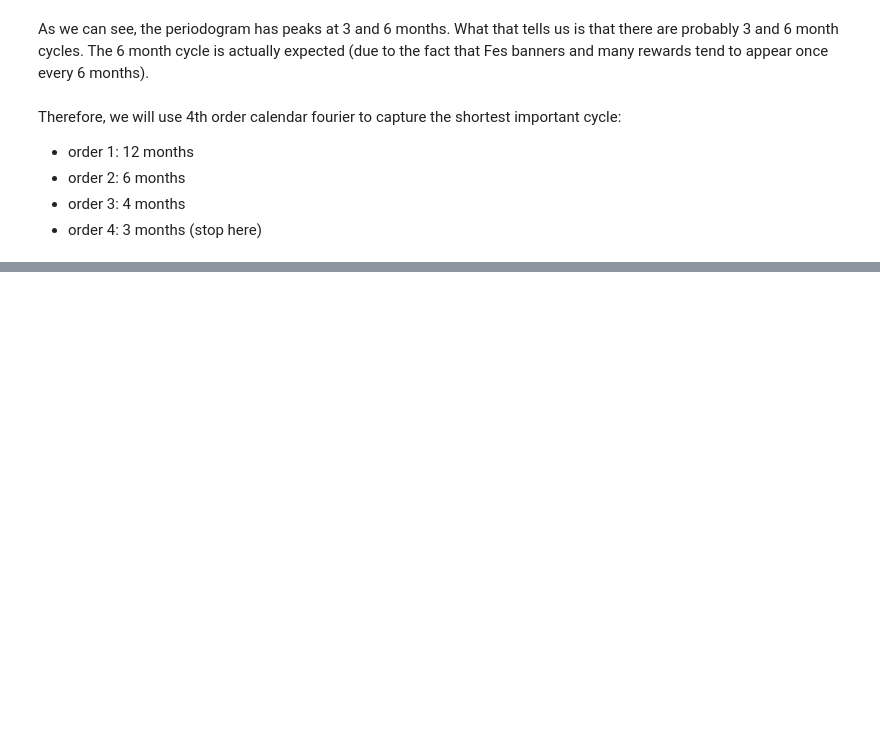
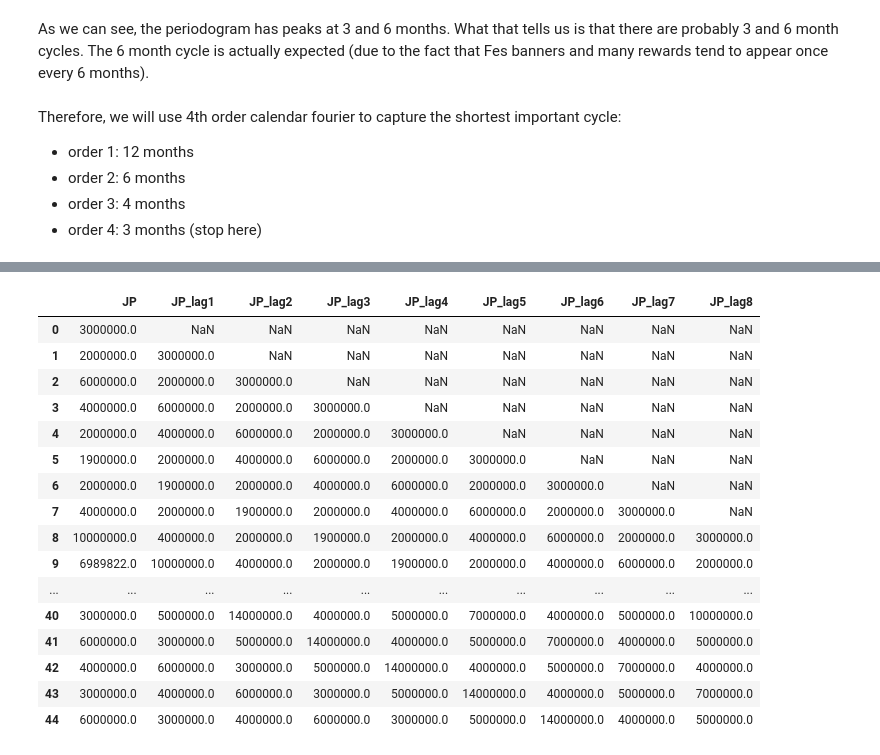
Before and after one commit to willowisp01/blue-archive-forecasting, a Jupyter notebook: analysis.ipynb, the cells around one changed output, grey strips where cells are left out. Saved outputs shown, nothing was run; the diff lists cells and outputs as text; code cells hidden in the pictures; blank space fills up the shorter version.

```diff
--- a/analysis.ipynb
+++ b/analysis.ipynb
@@ -999,0 +1014,2 @@ TypeError: CalendarFourier terms can only be computed from DatetimeIndex and Per
+# %%
+revenue = revenue.merge(X, left_on='Date', right_index=True) # similar to SQL inner join
@@ -999,0 +1040,23 @@ TypeError: CalendarFourier terms can only be computed from DatetimeIndex and Per
+# %%
+lags = pd.DataFrame(revenue['JP'])
+for lag in range(1, 9):  # 1 through 8
+    lags[f'JP_lag{lag}'] = lags['JP'].shift(lag)
+lags
+# %% [output]
+|  | JP | JP_lag1 | JP_lag2 | JP_lag3 | JP_lag4 | JP_lag5 | JP_lag6 | JP_lag7 | JP_lag8 |
+| 0 | 3000000.0 | NaN | NaN | NaN | NaN | NaN | NaN | NaN | NaN |
+| 1 | 2000000.0 | 3000000.0 | NaN | NaN | NaN | NaN | NaN | NaN | NaN |
+| 2 | 6000000.0 | 2000000.0 | 3000000.0 | NaN | NaN | NaN | NaN | NaN | NaN |
+| 3 | 4000000.0 | 6000000.0 | 2000000.0 | 3000000.0 | NaN | NaN | NaN | NaN | NaN |
+| 4 | 2000000.0 | 4000000.0 | 6000000.0 | 2000000.0 | 3000000.0 | NaN | NaN | NaN | NaN |
+| 5 | 1900000.0 | 2000000.0 | 4000000.0 | 6000000.0 | 2000000.0 | 3000000.0 | NaN | NaN | NaN |
+| 6 | 2000000.0 | 1900000.0 | 2000000.0 | 4000000.0 | 6000000.0 | 2000000.0 | 3000000.0 | NaN | NaN |
+| 7 | 4000000.0 | 2000000.0 | 1900000.0 | 2000000.0 | 4000000.0 | 6000000.0 | 2000000.0 | 3000000.0 | NaN |
+| 8 | 10000000.0 | 4000000.0 | 2000000.0 | 1900000.0 | 2000000.0 | 4000000.0 | 6000000.0 | 2000000.0 | 3000000.0 |
+| 9 | 6989822.0 | 10000000.0 | 4000000.0 | 2000000.0 | 1900000.0 | 2000000.0 | 4000000.0 | 6000000.0 | 2000000.0 |
+| ... | ... | ... | ... | ... | ... | ... | ... | ... | ... |
+| 40 | 3000000.0 | 5000000.0 | 14000000.0 | 4000000.0 | 5000000.0 | 7000000.0 | 4000000.0 | 5000000.0 | 10000000.0 |
+| 41 | 6000000.0 | 3000000.0 | 5000000.0 | 14000000.0 | 4000000.0 | 5000000.0 | 7000000.0 | 4000000.0 | 5000000.0 |
+| 42 | 4000000.0 | 6000000.0 | 3000000.0 | 5000000.0 | 14000000.0 | 4000000.0 | 5000000.0 | 7000000.0 | 4000000.0 |
+| 43 | 3000000.0 | 4000000.0 | 6000000.0 | 3000000.0 | 5000000.0 | 14000000.0 | 4000000.0 | 5000000.0 | 7000000.0 |
+| 44 | 6000000.0 | 3000000.0 | 4000000.0 | 6000000.0 | 3000000.0 | 5000000.0 | 14000000.0 | 4000000.0 | 5000000.0 |
```
Also changed, not shown: parts of 9 cells of this notebook.
